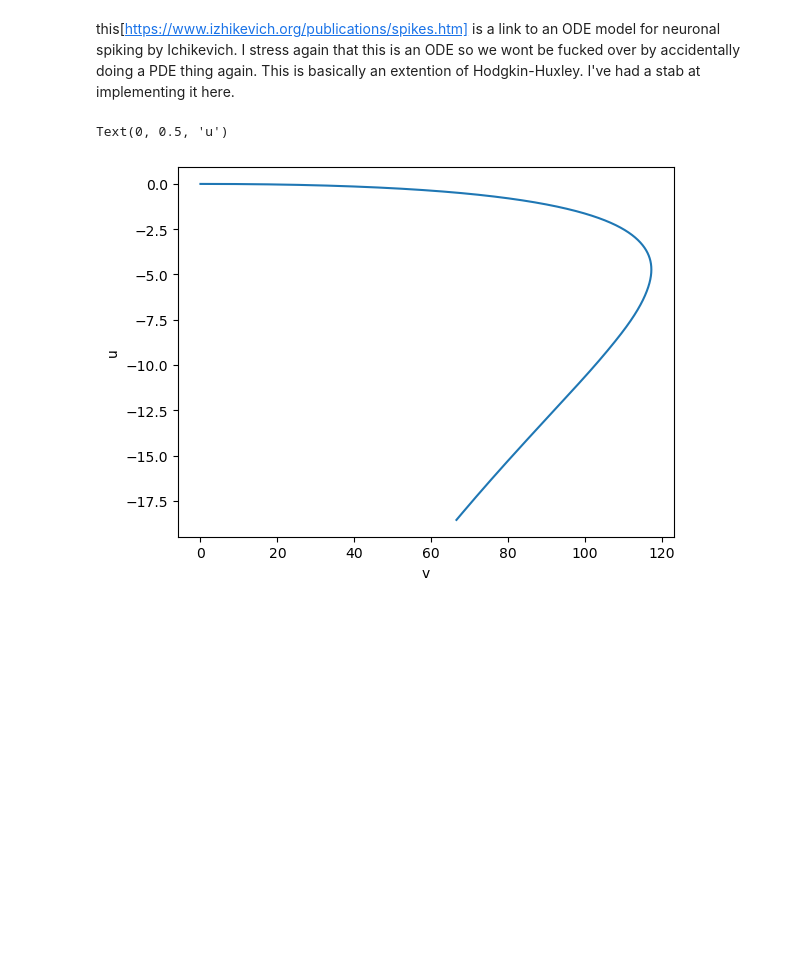
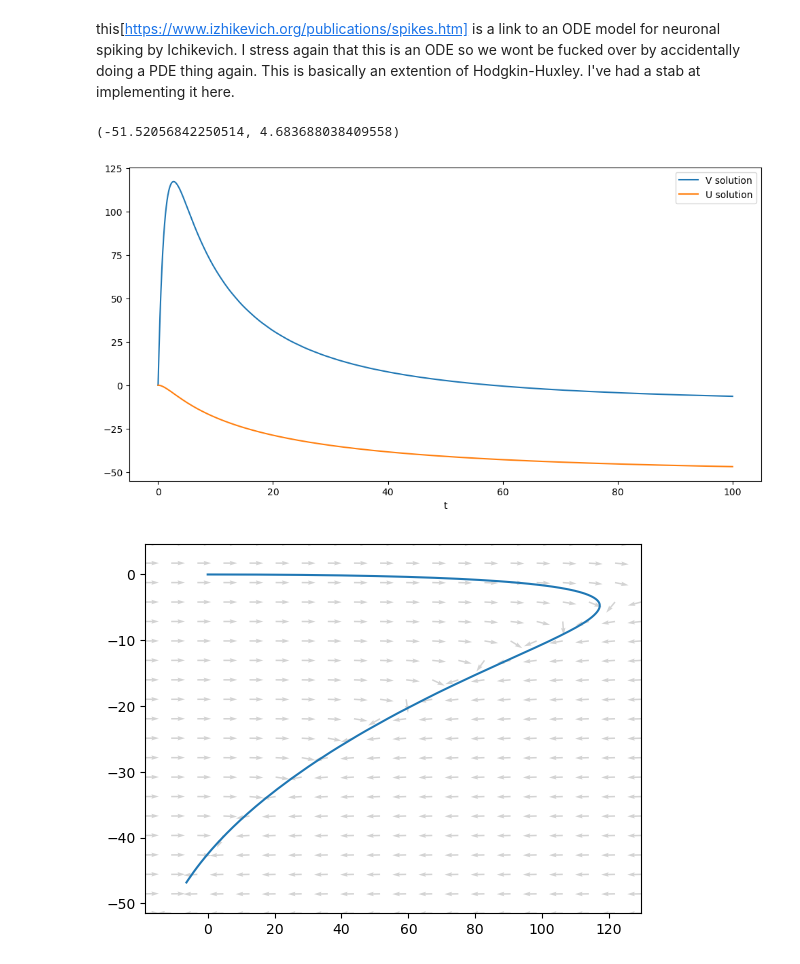
Before and after one commit to USYD-MATH3888-2025-Group-9/model-implementation, a Jupyter notebook: code/izhikevich.ipynb, the cells around one changed output. Drawn from its saved outputs; the diff is of its cells as text; code cells hidden in the pictures; blank space fills up the shorter version.

Commit message:
Present izhikevich, threshold switching doesnt work but this can be adressed later today

```diff
--- a/code/izhikevich.ipynb
+++ b/code/izhikevich.ipynb
@@ -6,37 +6,83 @@ I've had a stab at implementing it here.
 # %%
 import numpy as np
 import matplotlib.pyplot as plt
 from scipy.integrate import solve_ivp
-
 
 a = 0.02
 b = 0.2
 c = -65
 d = 2
 I = 0
 
+# v is membrane potential
+# u is membrane recovery variable, accounts for K+, activation, Na+ inactivation, negative
+# feedback to v
+
+
+def event(t,y):
+    return y[1]-30
+
+
+
 def izhikevich(t, y, a, b, c, d, I):
     u, v = y
 
-    if v > 30:
-        v = c
-        u = u + d
+    #if v > 30:
+    #    v = c
+    #    u = u + d
 
     dvdt = 0.04 * v*v + 5*v + 140 - u + I
     dudt = a*(b*v - u)
     return [dvdt, dudt]
 
 ic = [0,0]
-t_span = [0, 10]
+t_span = [0, 100]
 t_eval = np.linspace(t_span[0], t_span[1], (t_span[1] - t_span[0])*1000)
 
 params = (a,b,c,d,I)
 
-soln = solve_ivp(izhikevich, t_span, ic, args=params, dense_output=True, t_eval=t_eval)
+soln = solve_ivp(izhikevich,
+                t_span,
+                ic,
+                args=params,
+                dense_output=True,
+                t_eval=t_eval,
+                #events=event()
+                )
+fig1, ax1 = plt.subplots(figsize=(12,6))
+ax1.plot(soln.t, soln.y[0], label="V solution")
+ax1.plot(soln.t, soln.y[1], label="U solution")
+ax1.set_xlabel("t")
+ax1.legend()
 
-plt.plot(soln.y[0], soln.y[1])
-plt.xlabel("v")
-plt.ylabel("u")
+bounds = [
+    min(soln.y[0]),
+    max(soln.y[0]),
+    min(soln.y[1]),
+    max(soln.y[1]),
+    (max(soln.y[0]) - min(soln.y[0])) / 10,
+    (max(soln.y[1]) - min(soln.y[1])) / 10
+]
+
+
+
+
+
+arrow_count = 20
+u_grid, v_grid = np.meshgrid(
+    np.linspace(bounds[0]-bounds[4], bounds[1]+bounds[4], arrow_count),
+    np.linspace(bounds[2]-bounds[5], bounds[3]+bounds[5], arrow_count)
+)
+dudt_grid, dvdt_grid = izhikevich(0,[u_grid,v_grid], *params)
+norm = np.sqrt(dudt_grid**2 + dvdt_grid**2) + 1e-8
+dudt_norm, dvdt_norm = dudt_grid / norm, dvdt_grid / norm
+
+fig2,ax2 = plt.subplots()
+ax2.quiver(u_grid,v_grid, dudt_norm, dvdt_norm, color="lightgray")
+ax2.plot(soln.y[0], soln.y[1])
+ax2.set_xlim(bounds[0]-bounds[4], bounds[1]+bounds[4])
+ax2.set_ylim(bounds[2]-bounds[5], bounds[3]+bounds[5])
 # %% [output]
-Text(0, 0.5, 'u')
+(-51.52056842250514, 4.683688038409558)
-[figure, old version]
+[figure, new version]
+[figure, added]
```
Also changed, not shown: 1 other file.
